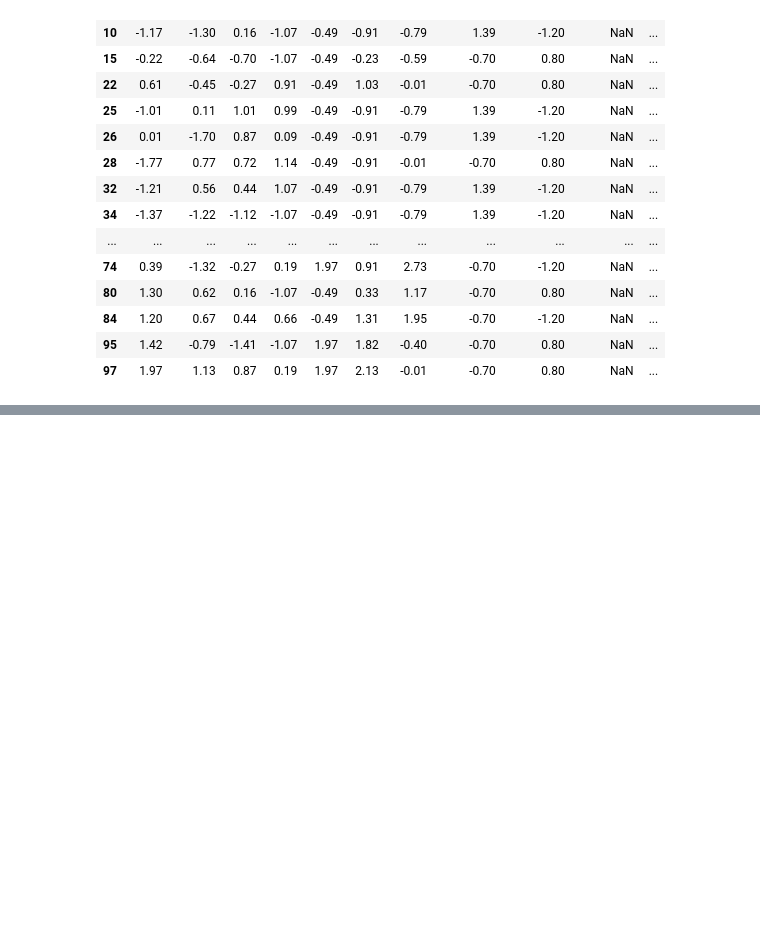
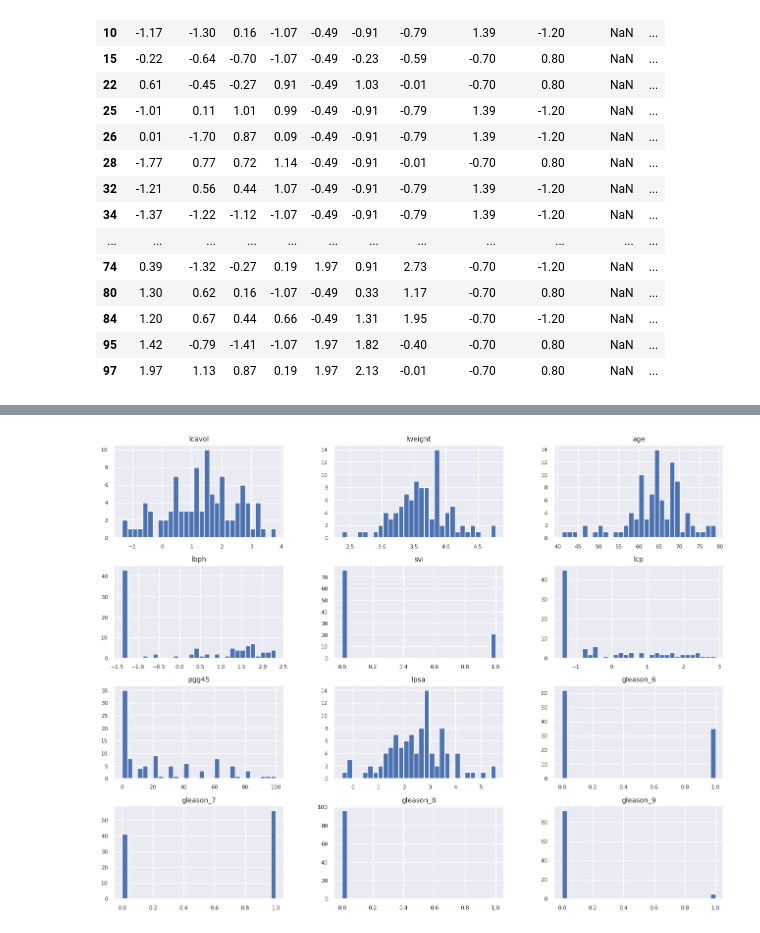
Before and after one commit to GabrielVenegas622/Shinny-Broccoli-Workspace, a Jupyter notebook: ProstateCancerModel/Tarea_ML_Prostate_Regresion.ipynb, the cells around one changed output, grey strips where cells are left out. Cells and saved outputs as stored; diff of their text form; code cells hidden in the pictures; blank space fills up the shorter version.

```diff
--- a/ProstateCancerModel/Tarea_ML_Prostate_Regresion.ipynb
+++ b/ProstateCancerModel/Tarea_ML_Prostate_Regresion.ipynb
@@ -228,0 +312,4 @@ zscore
+# %%
+lpsaHat = data.hist(bins=30, figsize=(16, 12))
+# %% [output]
+[figure, added]
```
Also changed, not shown: parts of 22 cells of this notebook, 1 other file.
